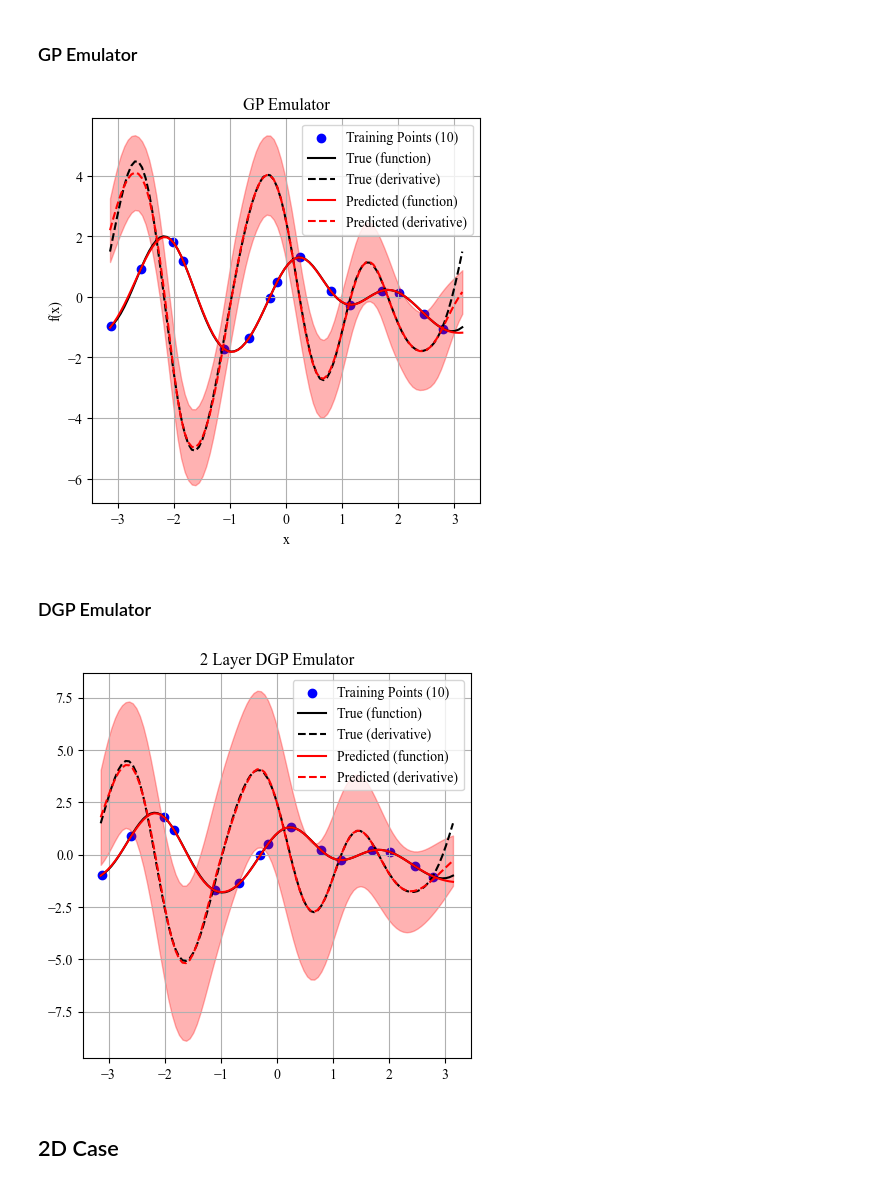
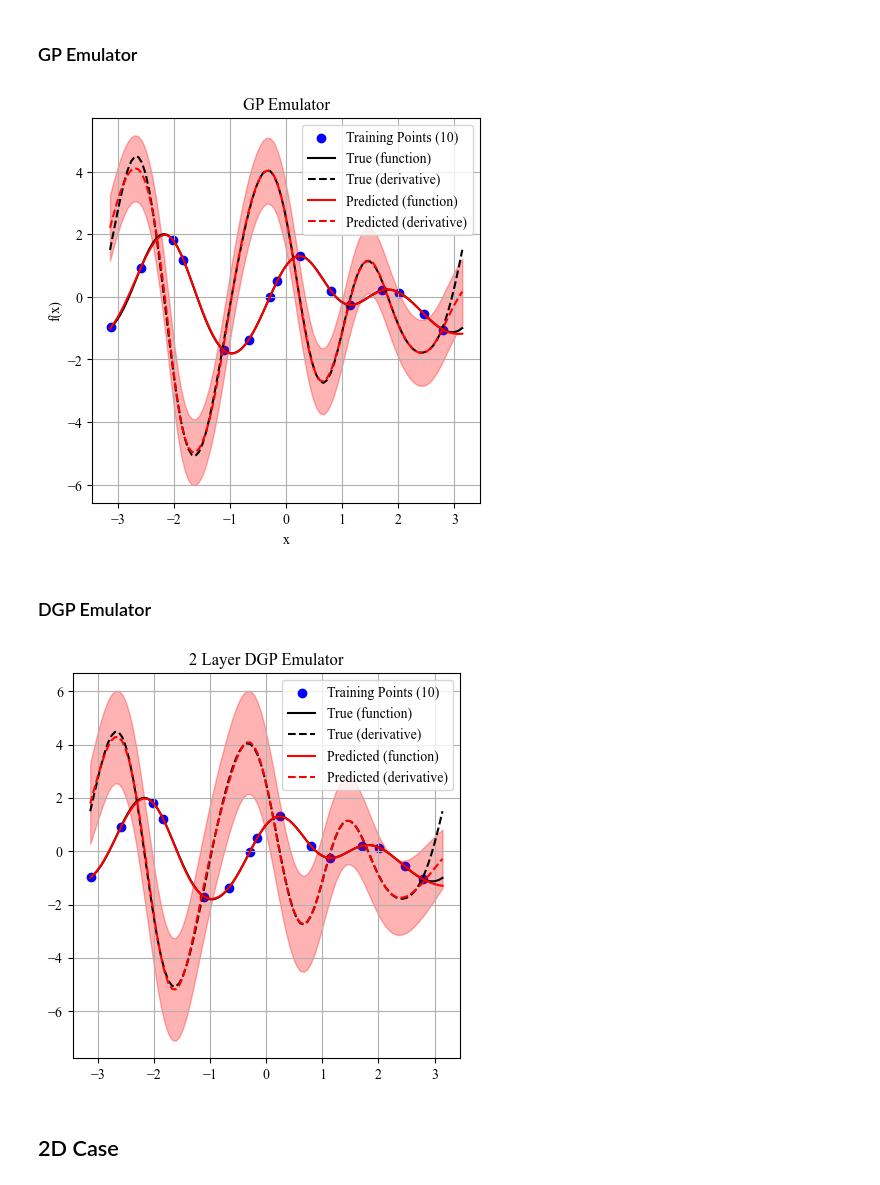
Before and after one commit to yyimingucl/DGP, a Jupyter notebook: demo/grad_est.ipynb, the cells around one changed output. Cells and saved outputs as stored; diff of their text form; code cells hidden in the pictures.

```diff
--- a/demo/grad_est.ipynb
+++ b/demo/grad_est.ipynb
@@ -54,8 +54,8 @@ ax.plot(grid_eval_grid, grad_eval, linestyle='--', color='black', label='True (d
 
 ax.plot(grid_eval_grid, pred_mu, color='red', label='Predicted (function)')
 ax.plot(grid_eval_grid, grad_pred, linestyle='--', color='red', label='Predicted (derivative)')
-ax.fill_between(grid_eval_grid, (grad_pred - grad_pred_var)[:,0],
-                                (grad_pred + grad_pred_var)[:,0], color='red', alpha=0.3)
+ax.fill_between(grid_eval_grid, (grad_pred - np.sqrt(np.clip(grad_pred_var[:,0], 0, None)))[:,0],
+                                (grad_pred + np.sqrt(np.clip(grad_pred_var[:,0], 0, None)))[:,0], color='red', alpha=0.3)
 plt.xlabel('x')
 plt.ylabel('f(x)')
 plt.title('GP Emulator')
@@ -64,7 +64,7 @@ plt.legend()
 plt.grid()
 plt.show()
 # %% [output]
-[figure, old version]
+[figure, new version]
 # %% [markdown]
 ### DGP Emulator
 # %%
@@ -82,22 +82,22 @@ grad_pred, grad_pred_var = grad_dgp(grid_eval_grid[:,None], emu, return_variance
 # %%
 fig, ax = plt.subplots(figsize=(5, 5))
 
 ax.scatter(x_train, y_train, color='blue', label='Training Points (10)')
 ax.plot(grid_eval_grid, Z, color='black', label='True (function)')
 ax.plot(grid_eval_grid, grad_eval, linestyle='--', color='black', label='True (derivative)')
 
 
 ax.plot(grid_eval_grid, pred_mu[1], color='red', label='Predicted (function)')
 ax.plot(grid_eval_grid, grad_pred, linestyle='--', color='red', label='Predicted (derivative)')
-ax.fill_between(grid_eval_grid, (grad_pred - grad_pred_var[:,0])[:,0],
-                                (grad_pred + grad_pred_var[:,0])[:,0], color='red', alpha=0.3)
+ax.fill_between(grid_eval_grid, (grad_pred - np.sqrt(np.clip(grad_pred_var[:,0], 0, None)))[:,0],
+                                (grad_pred + np.sqrt(np.clip(grad_pred_var[:,0], 0, None)))[:,0], color='red', alpha=0.3)
 plt.title('2 Layer DGP Emulator')
 
 plt.legend()
 plt.grid()
 plt.show()
 # %% [output]
-[figure, old version]
+[figure, new version]
 # %% [markdown]
 ## 2D Case
 # %%
```
Also changed, not shown: parts of 3 cells of this notebook, 1 other file.
